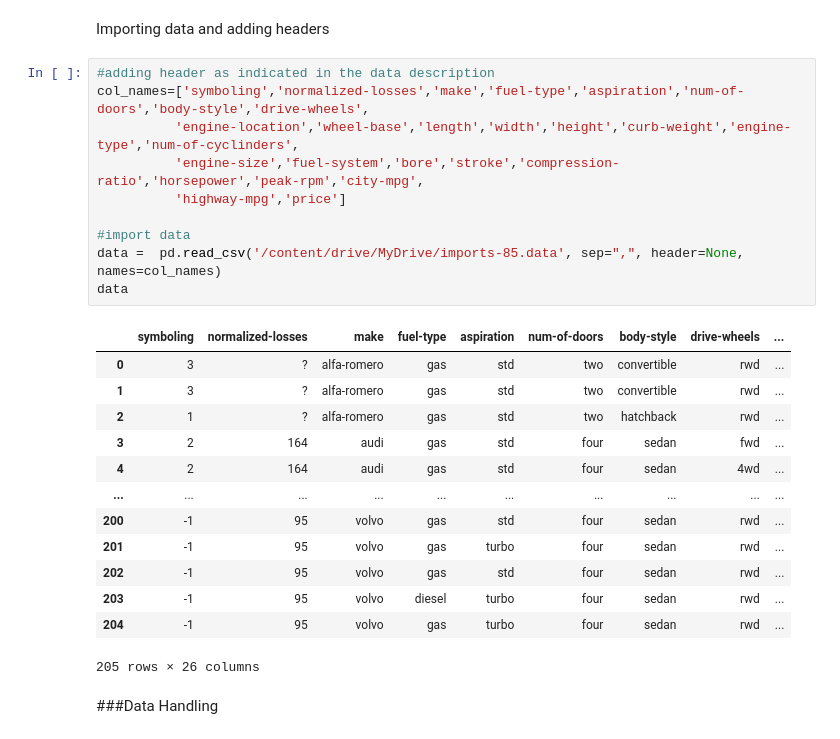
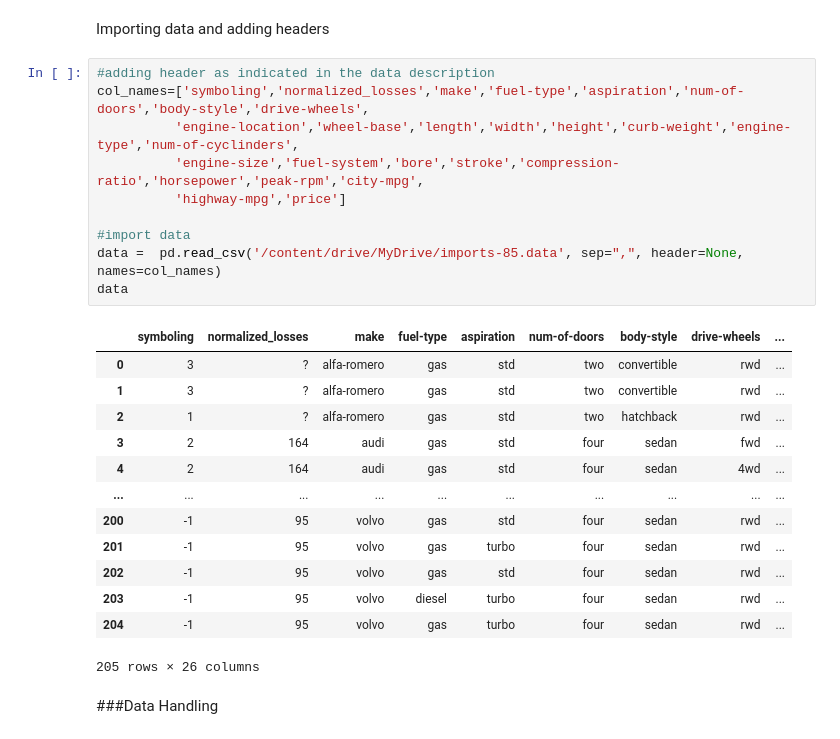
Before and after one commit to kseonghwan89/Automobile.sunghwan, a Jupyter notebook: Automobile.ipynb, the cells around one changed output. Drawn from its saved outputs; the diff is of its cells as text.

```diff
--- a/Automobile.ipynb
+++ b/Automobile.ipynb
@@ -40,16 +40,16 @@ from statsmodels.stats.outliers_influence import variance_inflation_factor as vi
 Importing data and adding headers
 # %%
 #adding header as indicated in the data description
-col_names=['symboling','normalized-losses','make','fuel-type','aspiration','num-of-doors','body-style','drive-wheels',
+col_names=['symboling','normalized_losses','make','fuel-type','aspiration','num-of-doors','body-style','drive-wheels',
           'engine-location','wheel-base','length','width','height','curb-weight','engine-type','num-of-cyclinders',
           'engine-size','fuel-system','bore','stroke','compression-ratio','horsepower','peak-rpm','city-mpg',
           'highway-mpg','price']
 
 #import data
 data =  pd.read_csv('/content/drive/MyDrive/imports-85.data', sep=",", header=None, names=col_names)
 data
 # %% [output]
-|  | symboling | normalized-losses | make | fuel-type | aspiration | num-of-doors | body-style | drive-wheels | ... |
+|  | symboling | normalized_losses | make | fuel-type | aspiration | num-of-doors | body-style | drive-wheels | ... |
 | 0 | 3 | ? | alfa-romero | gas | std | two | convertible | rwd | ... |
 | 1 | 3 | ? | alfa-romero | gas | std | two | convertible | rwd | ... |
 | 2 | 1 | ? | alfa-romero | gas | std | two | hatchback | rwd | ... |
```
Also changed, not shown: parts of 67 cells of this notebook.
